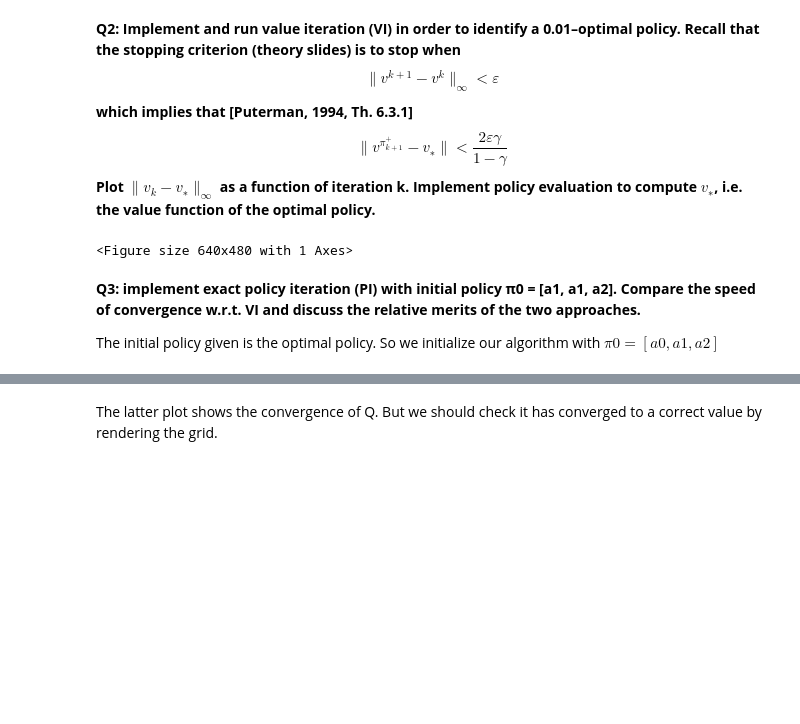
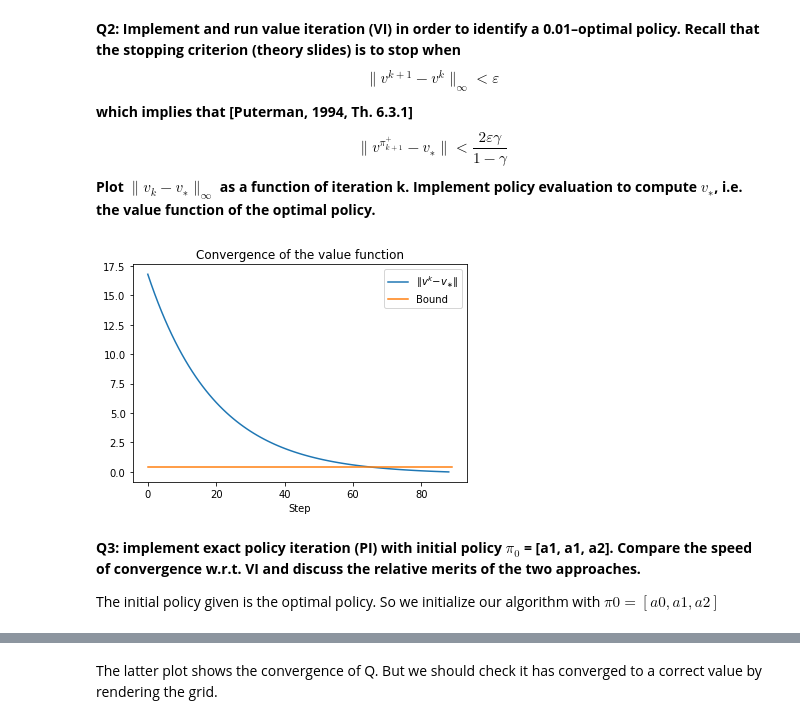
Before and after one commit to plguhur/MVA, a Jupyter notebook: TP-RL-1.ipynb, the cells around one changed output, grey strips where cells are left out. Drawn from its saved outputs; the diff is of its cells as text; code cells hidden in the pictures; blank space fills up the shorter version.

```diff
--- a/TP-RL-1.ipynb
+++ b/TP-RL-1.ipynb
@@ -42,38 +42,43 @@ function of the optimal policy.**
 # %%
 import matplotlib.pyplot as plt
 
-n_states, n_actions = rewards.shape
-old_value = np.zeros(n_states)
-value = np.zeros(n_states)
-values = []
+def value_iteration(transitions, rewards, eps=1e-2, max_iter=1000, gamma=0.95):
+    n_states, n_actions = rewards.shape
+    old_value = np.zeros(n_states)
+    value = np.zeros(n_states)
+    values = []
+    error = eps + 1
+    n = 0
+
+    while error >= eps and n < max_iter:
+        for s in range(n_states):
+            all_values = np.zeros(n_actions)
+            for a in range(n_actions):
+                all_values[a] = rewards[s, a] + gamma * transitions[s, :, a].dot(value)
+            value[s] = np.max(all_values)
+        error = np.max(value - old_value)
+        values.append(value.copy())
+        old_value = value.copy()
+        n += 1
+
+    return values
+
 eps = 1e-2
-error = eps + 1
-max_iter = 1000
-n = 0
-
-while error >= eps and n < max_iter:
-
-    for s in range(n_states):
-        all_values = np.zeros(n_actions)
-        for a in range(n_actions):
-            all_values[a] = rewards[s, a] + gamma * transitions[s, :, a].dot(value)
-        value[s] = np.max(all_values)
-    error = np.max(value - old_value)
-    values.append(value.copy())
-    old_value = value.copy()
-    n += 1
-
-
-v_opt = value
-errors = np.array(values) - np.tile(v_opt, (n, 1))
-plt.plot(errors)
-plt.ylabel("$∥v^k −v_∗∥$")
+gamma = 0.95
+values = np.array(value_iteration(transitions, rewards, eps=eps, gamma=gamma))
+v_opt = values[-1]
+errors = np.max(np.abs(values - v_opt), axis=1)
+bound = 2*eps*gamma/(1-gamma)
+plt.plot(errors, label="$∥v^k −v_∗∥$")
+plt.plot([0,len(errors)], [bound, bound], label="Bound")
+plt.legend()
 plt.xlabel("Step")
+plt.title("Convergence of the value function")
 plt.show()
 # %% [output]
-<Figure size 640x480 with 1 Axes>
+[figure, added]
 # %% [markdown]
-**Q3: implement exact policy iteration (PI) with initial policy π0 = [a1, a1, a2]. Compare the speed of convergence w.r.t. VI and discuss the relative merits of the two approaches.**
+**Q3: implement exact policy iteration (PI) with initial policy $π_0$ = [a1, a1, a2]. Compare the speed of convergence w.r.t. VI and discuss the relative merits of the two approaches.**
 
 The initial policy given is the optimal policy. So we initialize our algorithm with $π0 = [a0, a1, a2]$
 # %%
```
Also changed, not shown: parts of 23 cells of this notebook.
